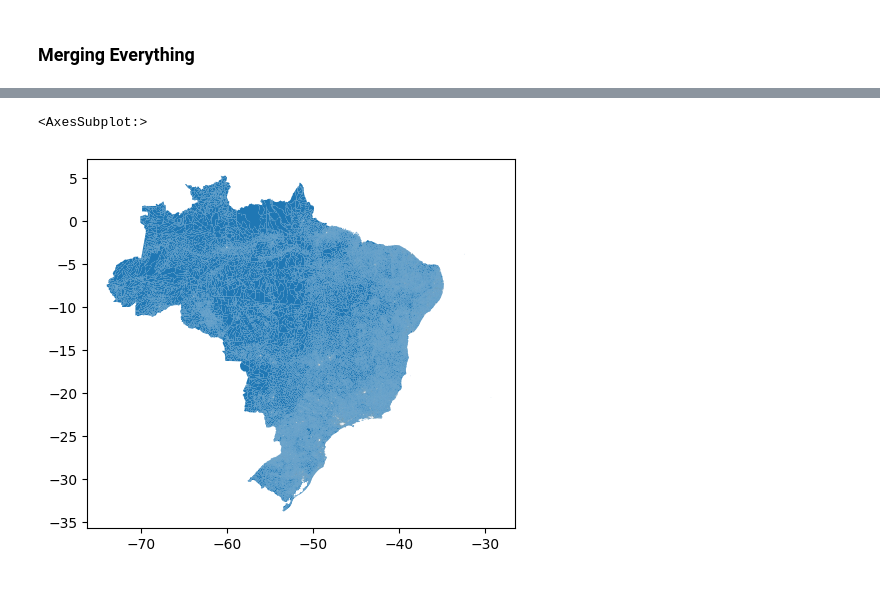
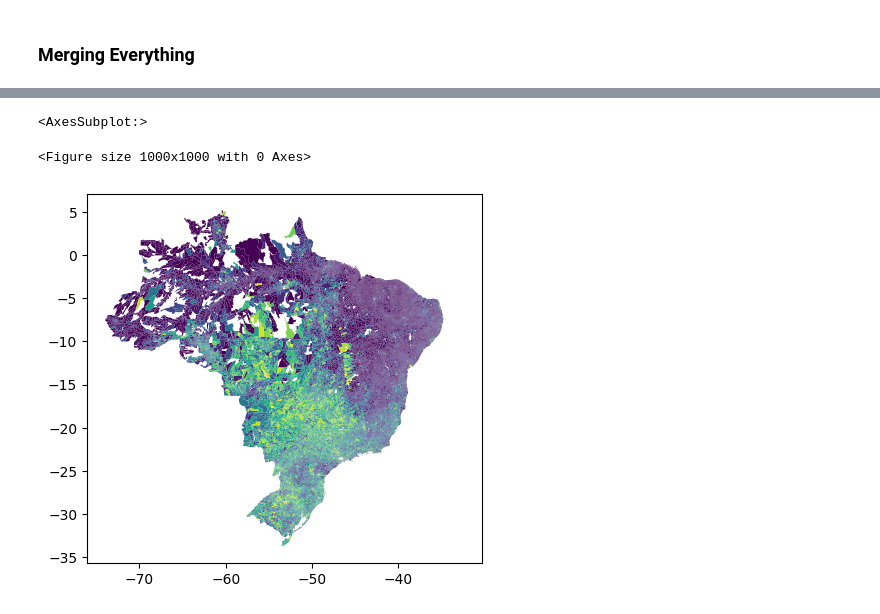
Before and after one commit to felipehlvo/access_to_education_map, a Jupyter notebook: Notebooks/Building Basic Dataset.ipynb, the cells around one changed output, grey strips where cells are left out. Saved outputs shown, nothing was run; the diff lists cells and outputs as text; code cells hidden in the pictures.

```diff
--- a/Notebooks/Building Basic Dataset.ipynb
+++ b/Notebooks/Building Basic Dataset.ipynb
@@ -273,7 +296,4 @@ dem_census_df["geometry"] = dem_census_df['geometry'].apply(wkt_loads)
 # %%
 geo_dataframe = gpd.GeoDataFrame(dem_census_df, crs = "EPSG:4674", geometry = 'geometry')
-# %%
-geo_dataframe.plot()
-# %% [output]
-<AxesSubplot:>
-[figure, removed]
+# %%
+geo_dataframe["centroid"] = geo_dataframe.centroid
@@ -279,0 +302,9 @@ geo_dataframe.plot()
+# %%
+import matplotlib.pyplot as plt
+plt.figure(figsize = (10, 10))
+
+geo_dataframe.plot("avg_monthly_earnings", linewidth = 0, cmap = "viridis", legend = False, scheme='Quantiles', k = 100)
+# %% [output]
+<AxesSubplot:>
+<Figure size 1000x1000 with 0 Axes>
+[figure, added]
```
Also changed, not shown: parts of 22 cells of this notebook, 2 other files.
